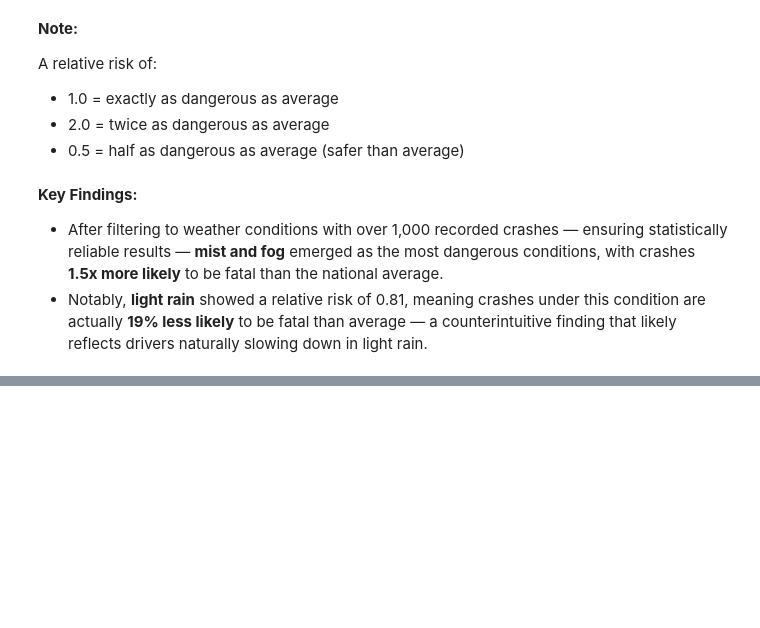
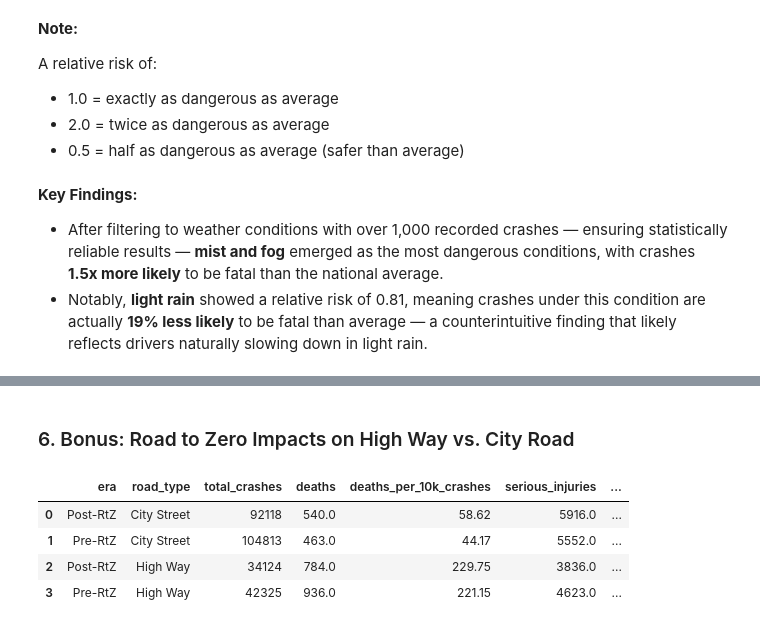
Before and after one commit to Lam-Truong/nz-road-safety-sql, a Jupyter notebook: project_1_workbook.ipynb, the cells around one changed output, grey strips where cells are left out. Drawn from its saved outputs; the diff is of its cells as text; code cells hidden in the pictures; blank space fills up the shorter version.

Commit message:
Q5 and Bonus Question: Policy Evaluations

```diff
--- a/project_1_workbook.ipynb
+++ b/project_1_workbook.ipynb
@@ -422,0 +439,11 @@ A relative risk of:
+# %% [markdown]
+### 6. Bonus: Road to Zero Impacts on High Way vs. City Road
+# %%
+query = open('sql/extra_roadtype.sql').read()
+con.execute(query).fetchdf()
+# %% [output]
+|  | era | road_type | total_crashes | deaths | deaths_per_10k_crashes | serious_injuries | ... |
+| 0 | Post-RtZ | City Street | 92118 | 540.0 | 58.62 | 5916.0 | ... |
+| 1 | Pre-RtZ | City Street | 104813 | 463.0 | 44.17 | 5552.0 | ... |
+| 2 | Post-RtZ | High Way | 34124 | 784.0 | 229.75 | 3836.0 | ... |
+| 3 | Pre-RtZ | High Way | 42325 | 936.0 | 221.15 | 4623.0 | ... |
```
Also changed, not shown: parts of 6 cells of this notebook, 4 other files.
